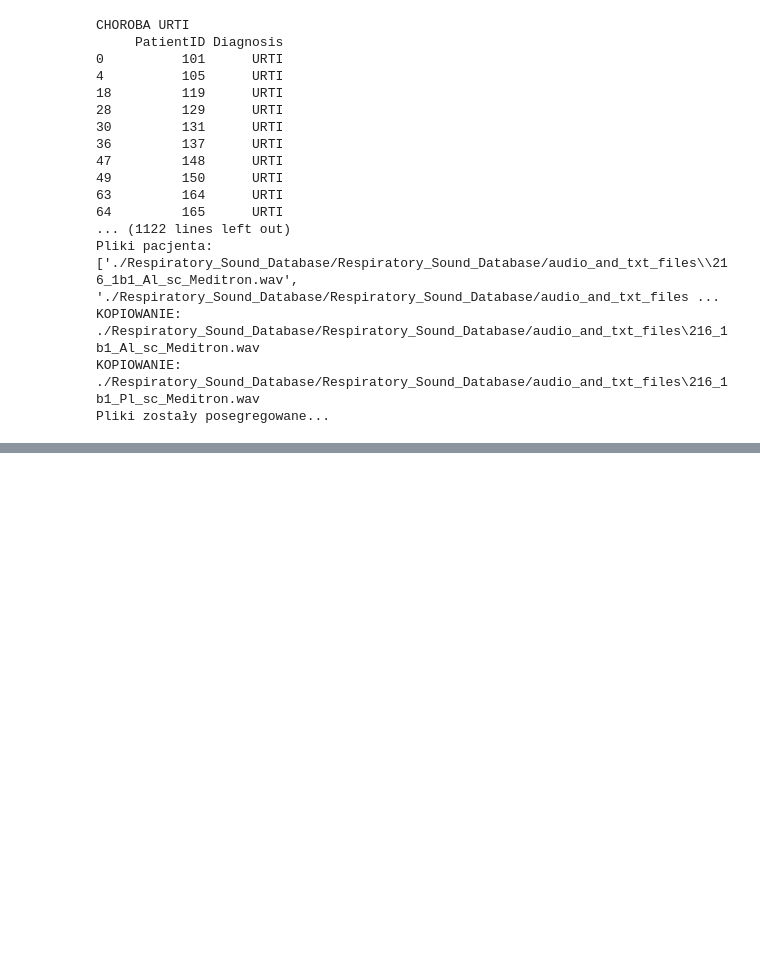
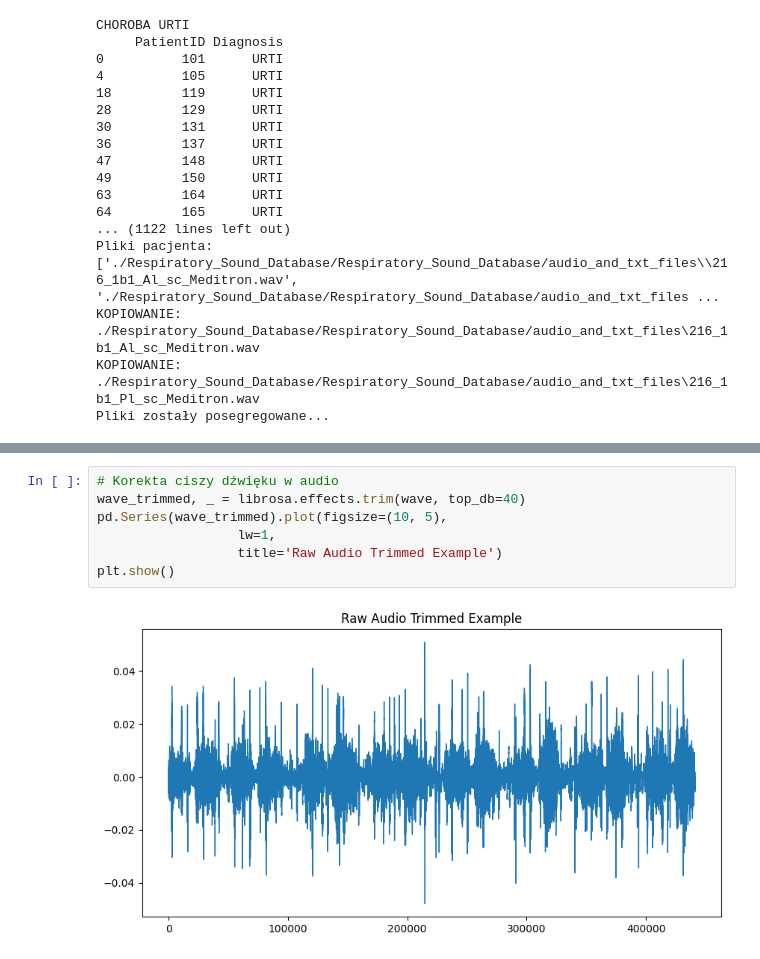
Before and after one commit to mylosz01/lung_diseases_detection, a Jupyter notebook: preproccess_data.ipynb, the cells around one changed output, grey strips where cells are left out. Saved outputs shown, nothing was run; the diff lists cells and outputs as text; blank space fills up the shorter version.

```diff
--- a/preproccess_data.ipynb
+++ b/preproccess_data.ipynb
@@ -112,0 +153,9 @@ for diseas in unique_diseases:
+# %%
+# Korekta ciszy dźwięku w audio
+wave_trimmed, _ = librosa.effects.trim(wave, top_db=40)
+pd.Series(wave_trimmed).plot(figsize=(10, 5),
+                  lw=1,
+                  title='Raw Audio Trimmed Example')
+plt.show()
+# %% [output]
+[figure, added]
```
Also changed, not shown: parts of 13 cells of this notebook.
